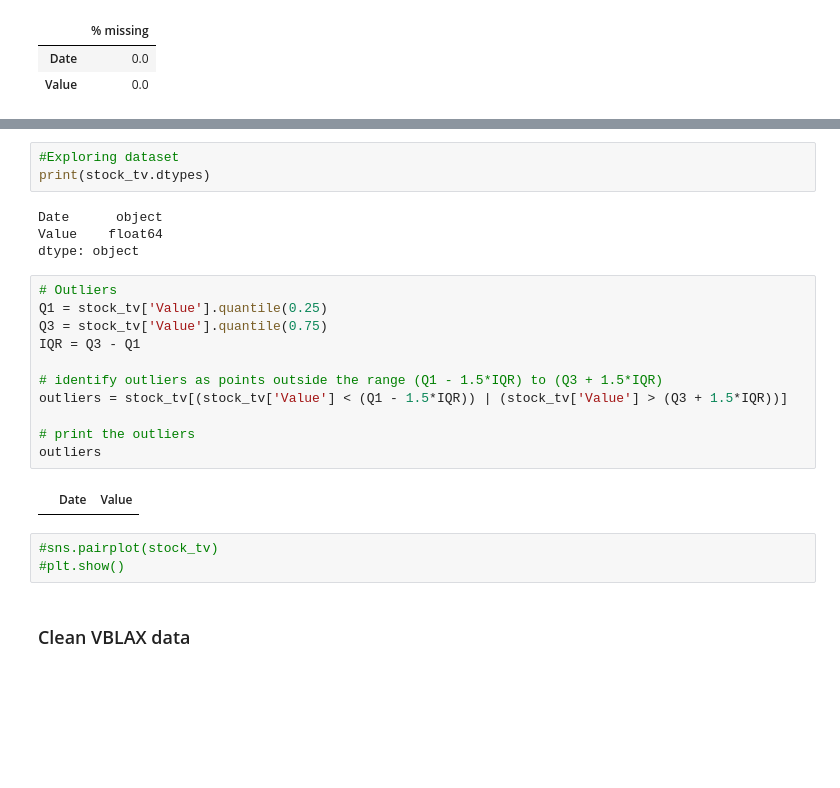
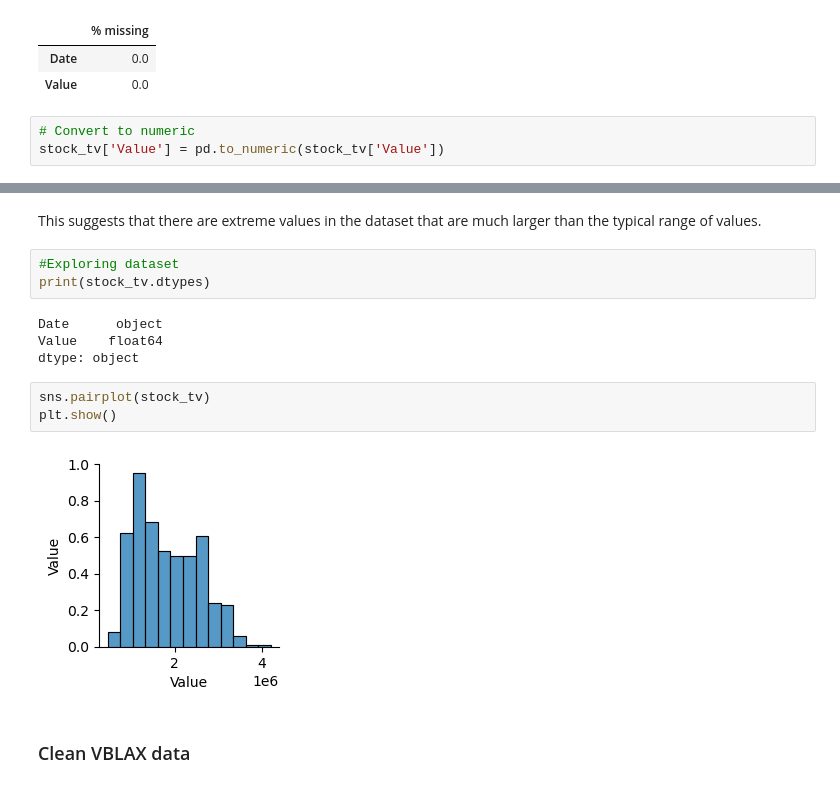
Before and after one commit to mab923/finalteamproject, a Jupyter notebook: Load_Data.ipynb, the cells around one changed output, grey strips where cells are left out. Drawn from its saved outputs; the diff is of its cells as text; blank space fills up the shorter version.

```diff
--- a/Load_Data.ipynb
+++ b/Load_Data.ipynb
@@ -291,3 +291,6 @@ stock_tv.describe().T.style.format('{:,.2f}')
 |  | % missing |
 | Date | 0.0 |
 | Value | 0.0 |
+# %%
+# Convert to numeric
+stock_tv['Value'] = pd.to_numeric(stock_tv['Value'])
@@ -294,3 +303,5 @@ stock_tv.describe().T.style.format('{:,.2f}')
+# %% [markdown]
+This suggests that there are extreme values in the dataset that are much larger than the typical range of values.
 # %%
 #Exploring dataset
 print(stock_tv.dtypes)
@@ -298,22 +309,11 @@ print(stock_tv.dtypes)
 Date      object
 Value    float64
 dtype: object
-# %%
-# Outliers
-Q1 = stock_tv['Value'].quantile(0.25)
-Q3 = stock_tv['Value'].quantile(0.75)
-IQR = Q3 - Q1
-
-# identify outliers as points outside the range (Q1 - 1.5*IQR) to (Q3 + 1.5*IQR)
-outliers = stock_tv[(stock_tv['Value'] < (Q1 - 1.5*IQR)) | (stock_tv['Value'] > (Q3 + 1.5*IQR))]
-
-# print the outliers
-outliers
-# %% [output]
-|  | Date | Value |
 # %%
-#sns.pairplot(stock_tv)
-#plt.show()
+sns.pairplot(stock_tv)
+plt.show()
+# %% [output]
+[figure, added]
 # %% [markdown]
 ### Clean VBLAX data
 # %%
```
Also changed, not shown: parts of 4 cells of this notebook.
